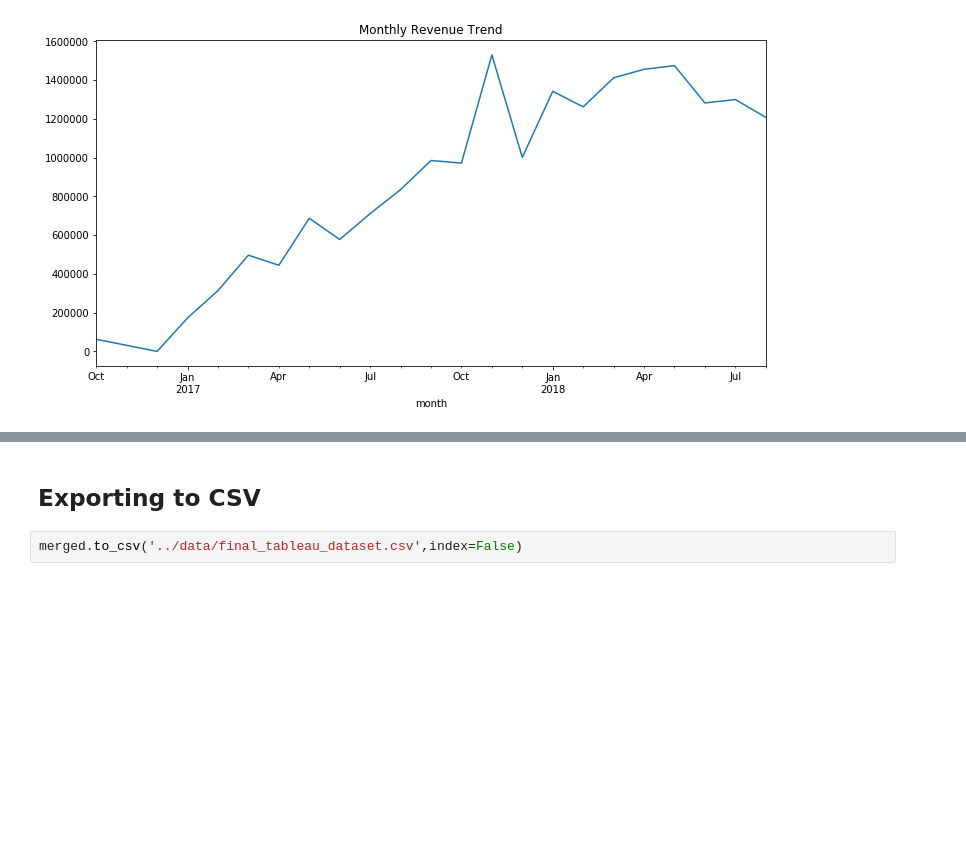
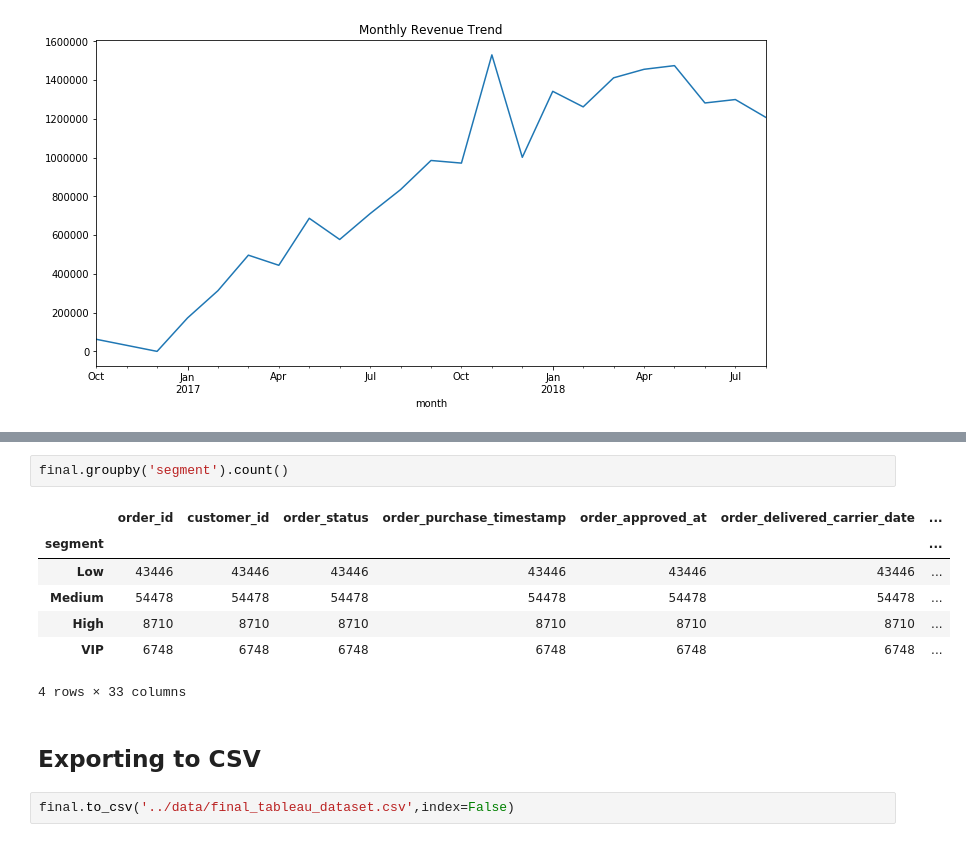
Before and after one commit to nvnehemias/ecommerce-customer-analytics, a Jupyter notebook: notebooks/ecommerce_analysis.ipynb, the cells around one changed output, grey strips where cells are left out. Saved outputs shown, nothing was run; the diff lists cells and outputs as text; blank space fills up the shorter version.

```diff
--- a/notebooks/ecommerce_analysis.ipynb
+++ b/notebooks/ecommerce_analysis.ipynb
@@ -110,4 +122,14 @@ customer_summary.head()
+# %%
+final.groupby('segment').count()
+# %% [output]
+|  | order_id | customer_id | order_status | order_purchase_timestamp | order_approved_at | order_delivered_carrier_date | ... |
+| segment |  |  |  |  |  |  | ... |
+| Low | 43446 | 43446 | 43446 | 43446 | 43446 | 43446 | ... |
+| Medium | 54478 | 54478 | 54478 | 54478 | 54478 | 54478 | ... |
+| High | 8710 | 8710 | 8710 | 8710 | 8710 | 8710 | ... |
+| VIP | 6748 | 6748 | 6748 | 6748 | 6748 | 6748 | ... |
+4 rows × 33 columns
 # %% [markdown]
 ## Exporting to CSV
 # %%
-merged.to_csv('../data/final_tableau_dataset.csv',index=False)
+final.to_csv('../data/final_tableau_dataset.csv',index=False)
```
Also changed, not shown: parts of 4 cells of this notebook.
